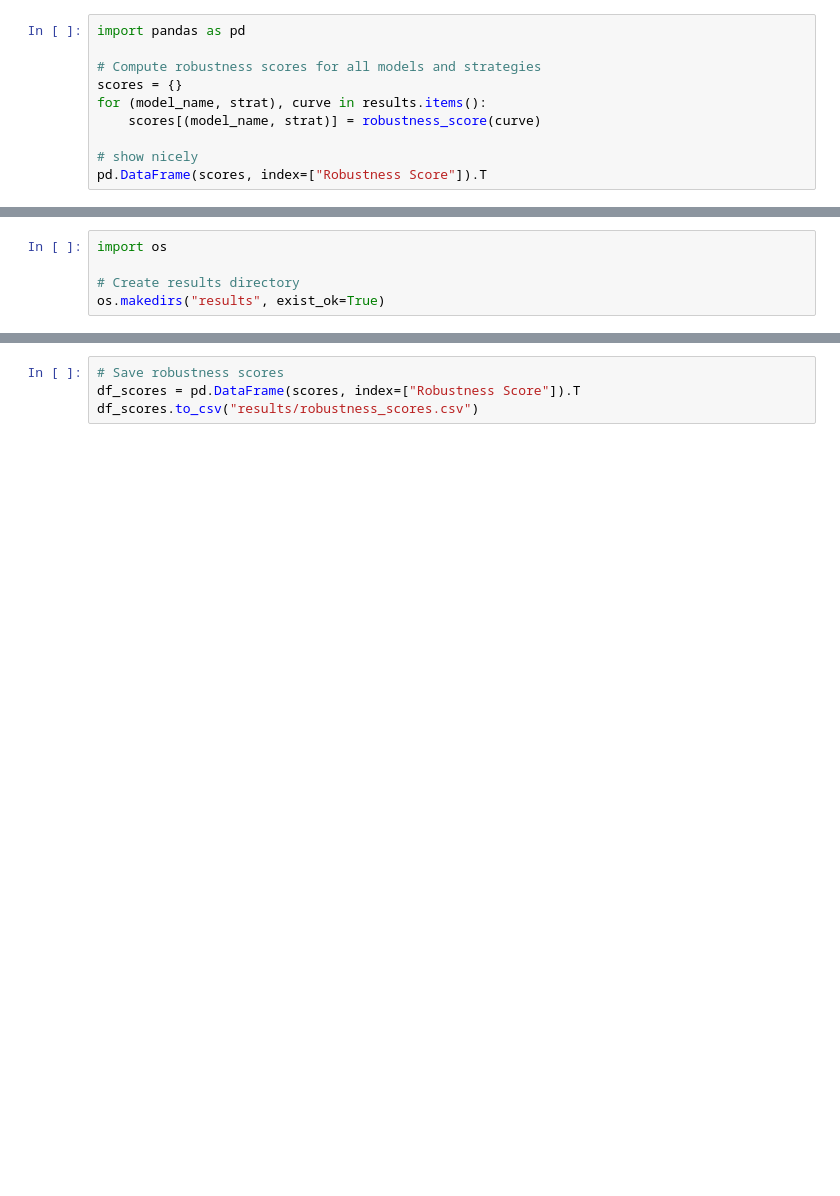
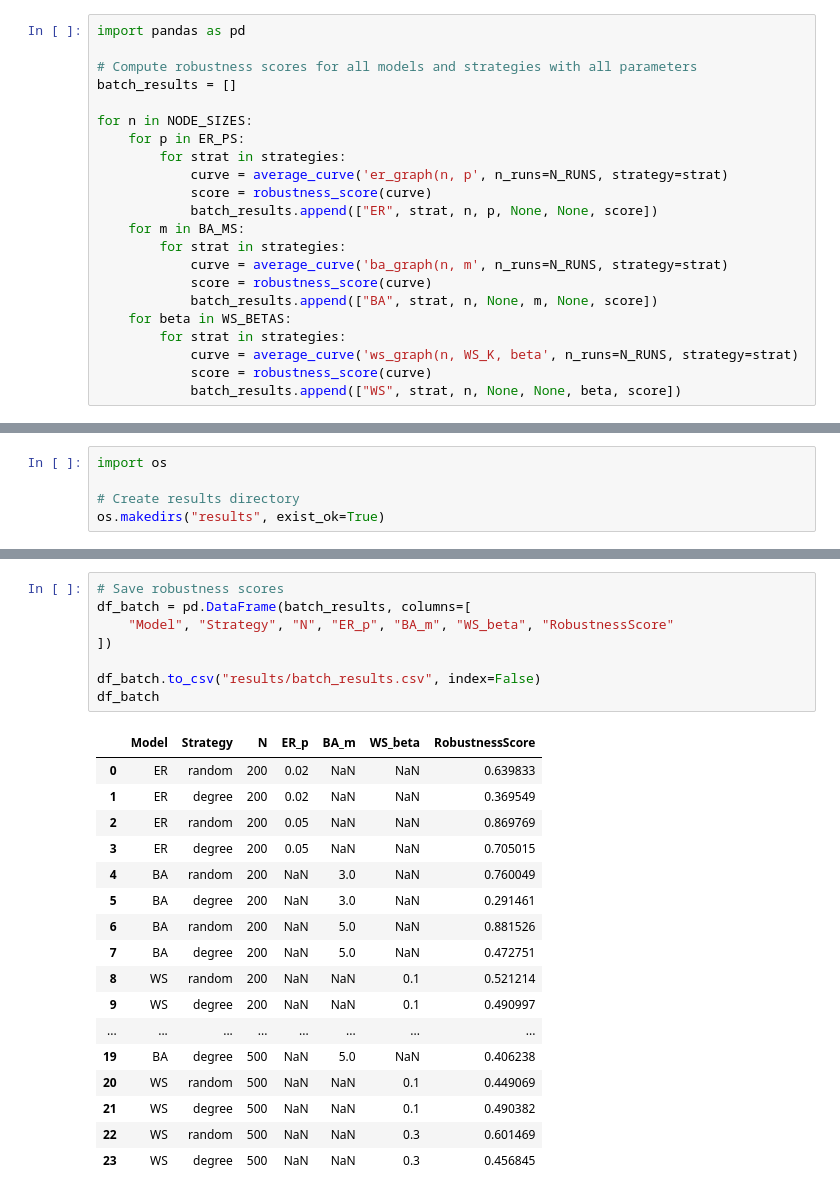
Before and after one commit to GVN8R/network-resilience, a Jupyter notebook: notebooks/01_network_resilience.ipynb, the cells around one changed output, grey strips where cells are left out. Drawn from its saved outputs; the diff is of its cells as text; blank space fills up the shorter version.

```diff
--- a/notebooks/01_network_resilience.ipynb
+++ b/notebooks/01_network_resilience.ipynb
@@ -186,10 +185,22 @@ def robustness_score(curve):
 # %%
 import pandas as pd
 
-# Compute robustness scores for all models and strategies
-scores = {}
-for (model_name, strat), curve in results.items():
-    scores[(model_name, strat)] = robustness_score(curve)
+# Compute robustness scores for all models and strategies with all parameters
+batch_results = []
 
-# show nicely
-pd.DataFrame(scores, index=["Robustness Score"]).T
+for n in NODE_SIZES:
+    for p in ER_PS:
+        for strat in strategies:
+            curve = average_curve('er_graph(n, p', n_runs=N_RUNS, strategy=strat)
+            score = robustness_score(curve)
+            batch_results.append(["ER", strat, n, p, None, None, score])
+    for m in BA_MS:
+        for strat in strategies:
+            curve = average_curve('ba_graph(n, m', n_runs=N_RUNS, strategy=strat)
+            score = robustness_score(curve)
+            batch_results.append(["BA", strat, n, None, m, None, score])
+    for beta in WS_BETAS:
+        for strat in strategies:
+            curve = average_curve('ws_graph(n, WS_K, beta', n_runs=N_RUNS, strategy=strat)
+            score = robustness_score(curve)
+            batch_results.append(["WS", strat, n, None, None, beta, score])
@@ -235,5 +238,27 @@ for strat in strategies:
     plt.close()
 # %%
 # Save robustness scores
-df_scores = pd.DataFrame(scores, index=["Robustness Score"]).T
-df_scores.to_csv("results/robustness_scores.csv")
+df_batch = pd.DataFrame(batch_results, columns=[
+    "Model", "Strategy", "N", "ER_p", "BA_m", "WS_beta", "RobustnessScore"
+])
+
+df_batch.to_csv("results/batch_results.csv", index=False)
+df_batch
+# %% [output]
+|  | Model | Strategy | N | ER_p | BA_m | WS_beta | RobustnessScore |
+| 0 | ER | random | 200 | 0.02 | NaN | NaN | 0.639833 |
+| 1 | ER | degree | 200 | 0.02 | NaN | NaN | 0.369549 |
+| 2 | ER | random | 200 | 0.05 | NaN | NaN | 0.869769 |
+| 3 | ER | degree | 200 | 0.05 | NaN | NaN | 0.705015 |
+| 4 | BA | random | 200 | NaN | 3.0 | NaN | 0.760049 |
+| 5 | BA | degree | 200 | NaN | 3.0 | NaN | 0.291461 |
+| 6 | BA | random | 200 | NaN | 5.0 | NaN | 0.881526 |
+| 7 | BA | degree | 200 | NaN | 5.0 | NaN | 0.472751 |
+| 8 | WS | random | 200 | NaN | NaN | 0.1 | 0.521214 |
+| 9 | WS | degree | 200 | NaN | NaN | 0.1 | 0.490997 |
+| ... | ... | ... | ... | ... | ... | ... | ... |
+| 19 | BA | degree | 500 | NaN | 5.0 | NaN | 0.406238 |
+| 20 | WS | random | 500 | NaN | NaN | 0.1 | 0.449069 |
+| 21 | WS | degree | 500 | NaN | NaN | 0.1 | 0.490382 |
+| 22 | WS | random | 500 | NaN | NaN | 0.3 | 0.601469 |
+| 23 | WS | degree | 500 | NaN | NaN | 0.3 | 0.456845 |
```
Also changed, not shown: parts of 11 cells of this notebook.
